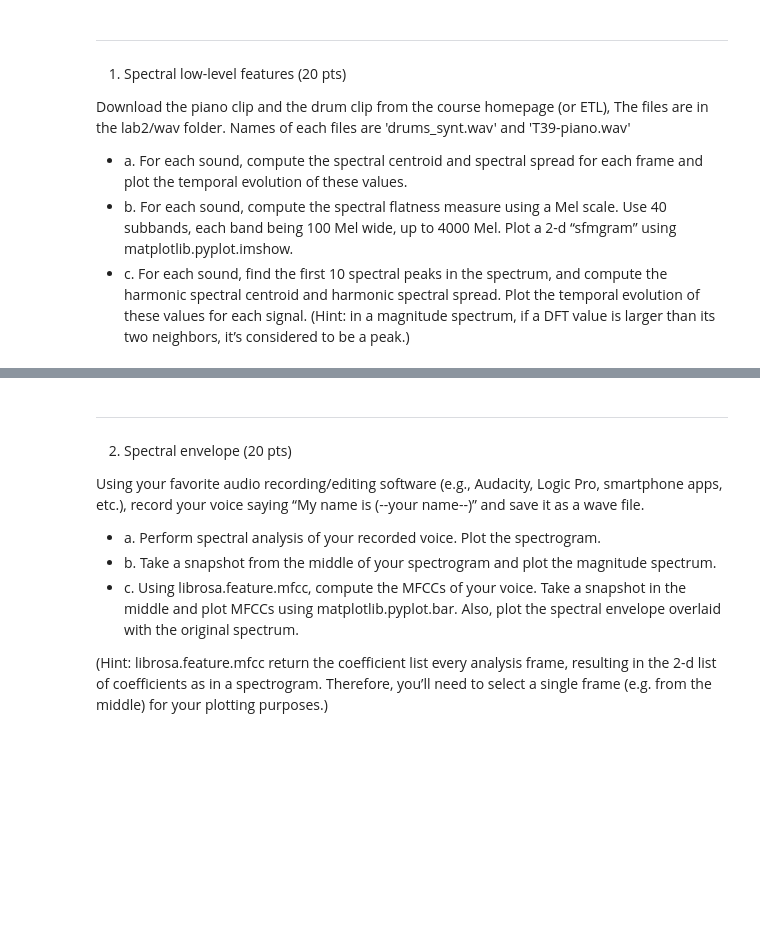
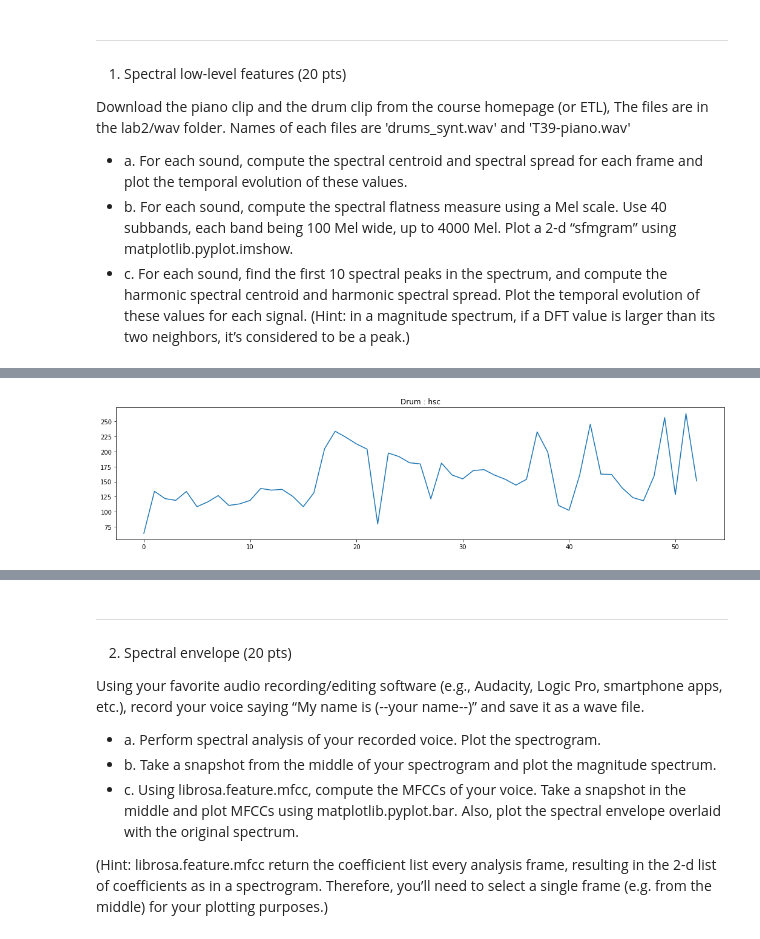
Before and after one commit to changwoonchoi/cl2020, a Jupyter notebook: as_2/assignment02.ipynb, the cells around one changed output, grey strips where cells are left out. Cells and saved outputs as stored; diff of their text form; code cells hidden in the pictures; blank space fills up the shorter version.

```diff
--- a/as_2/assignment02.ipynb
+++ b/as_2/assignment02.ipynb
@@ -106,0 +230,97 @@ print(n_fft)
+# %%
+'''
+For each sound, find the first 10 spectral peaks in the spectrum,
+and compute the harmonic spectral centroid and harmonic spectral spread.
+Plot the temporal evolution of these values for each signal.
+(Hint: in a magnitude spectrum, if a DFT value is larger than its two neighbors,
+it’s considered to be a peak.)
+'''
+# c)
+def is_peak(signal, idx):
+    if (signal[idx] > signal[idx - 1]) and (signal[idx] > signal[idx + 1]):
+        return True
+    else:
+        return False
+
+def find_10_peaks(signal):
+    peaks = []
+    idxes = []
+    for i in range(1, len(signal)):
+        if len(peaks) == 10:
+            return idxes, peaks
+        if is_peak(signal, i):
+            peaks.append(signal[i])
+            idxes.append(i)
+
+hsc = []
+hss = []
+
+for i in range(0, nframe_drum):
+    X_drum = spec_drum[:-1, i]
+    idx, peaks = find_10_peaks(X_drum)
+
+    hsc_tmp = 0
+    tmp = 0
+
+    for j in range(10):
+        hsc_tmp += fi_drum[idx[j]] * peaks[j]
+        tmp += peaks[j]
+    hsc_tmp /= tmp
+
+    hss_tmp = 0
+    tmp=0
+
+    for j in range(10):
+        hss_tmp += ((fi_drum[idx[j]] - hsc_tmp) * peaks[j]) ** 2
+        tmp += peaks[j] ** 2
+
+    hss_tmp /= tmp
+    hsc.append(hsc_tmp)
+    hss.append(hss_tmp)
+
+plt.figure(figsize=(18, 4))
+plt.title('Drum : hsc')
+plt.plot(hsc)
+plt.clf
+
+plt.figure(figsize=(18, 4))
+plt.title('Drum : hss')
+plt.plot(hss)
+plt.clf
+
+hsc = []
+hss = []
+
+for i in range(0, nframe_piano):
+    X_piano = spec_piano[:-1, i]
+    idx, peaks = find_10_peaks(X_piano)
+
+    hsc_tmp = 0
+    tmp = 0
+
+    for j in range(10):
+        hsc_tmp += fi_drum[idx[j]] * peaks[j]
+        tmp += peaks[j]
+    hsc_tmp /= tmp
+
+    hss_tmp = 0
+    tmp=0
+
+    for j in range(10):
+        hss_tmp += ((fi_drum[idx[j]] - hsc_tmp) * peaks[j]) ** 2
+        tmp += peaks[j] ** 2
+
+    hss_tmp /= tmp
+    hsc.append(hsc_tmp)
+    hss.append(hss_tmp)
+
+plt.figure(figsize=(18, 4))
+plt.title('Piano : hsc')
+plt.plot(hsc)
+plt.clf
+
+plt.figure(figsize=(18, 4))
+plt.title('Piano : hss')
+plt.plot(hss)
+plt.clf
+# %% [output]
@@ -106,0 +328 @@ print(n_fft)
+[figure, added]
```
Also changed, not shown: parts of 16 cells of this notebook.
